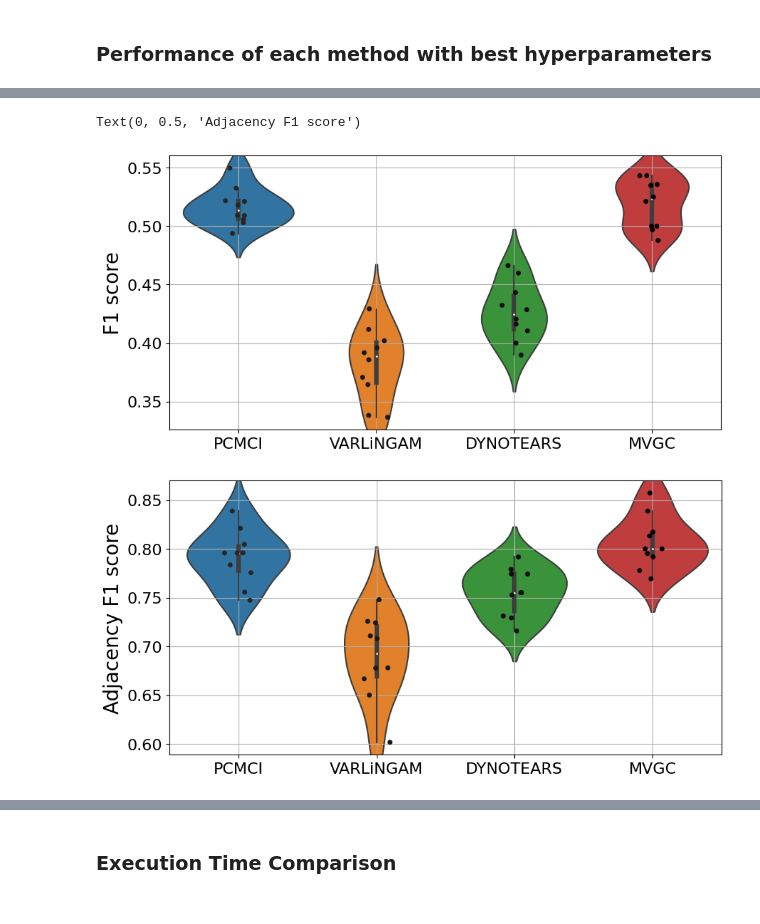
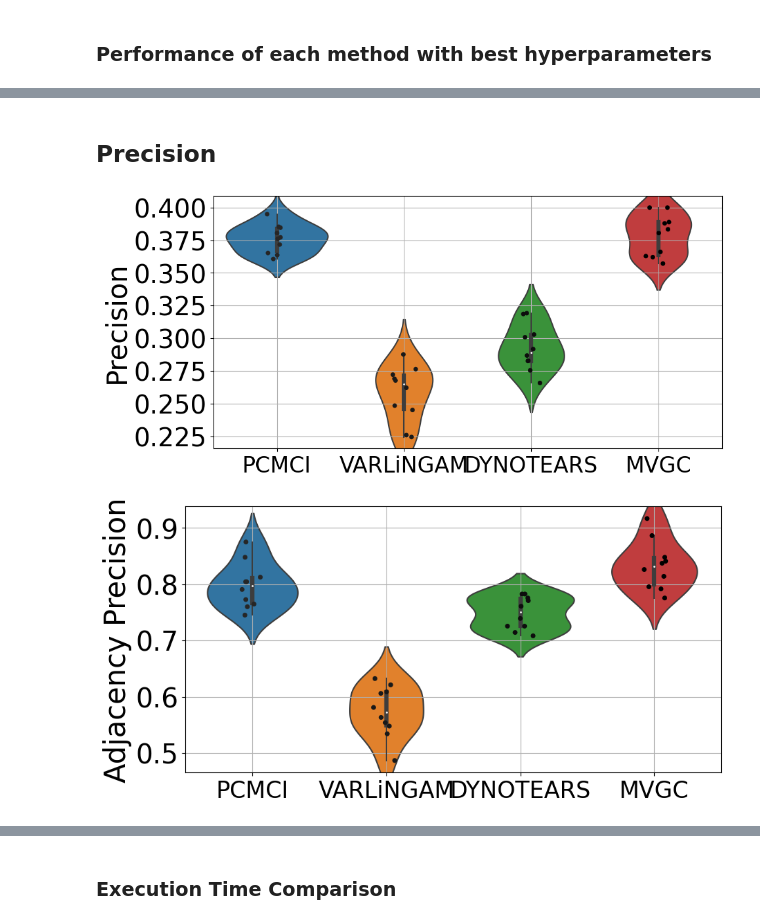
Before and after one commit to nozarilab/2023Arab_CaLLTiF, a Jupyter notebook: Simulated fMRI Causality/causality_methods_simulated_small_degree_macaque.ipynb, the cells around one changed output, grey strips where cells are left out. Cells and saved outputs as stored; diff of their text form; code cells hidden in the pictures.

```diff
--- a/Simulated fMRI Causality/causality_methods_simulated_small_degree_macaque.ipynb
+++ b/Simulated fMRI Causality/causality_methods_simulated_small_degree_macaque.ipynb
@@ -1317,39 +1565,42 @@ Text(0, 0.5, 'Adjacency F1 score')
+# %% [markdown]
+## Precision
 # %%
 labels = ['PCMCI', 'VARLiNGAM','DYNOTEARS','MVGC']
 
 ## Adjacency
 
-adj_all_methods_F1_score_dist  = []
-adj_all_methods_F1_score_dist. append(np.array(pcmci_adj_F1_scores_at_best))
-adj_all_methods_F1_score_dist. append(np.array(varlingam_adj_F1_scores_at_best))
-adj_all_methods_F1_score_dist. append(np.array(dynotears_adj_F1_scores_at_best))
-adj_all_methods_F1_score_dist. append(np.array(mvgc_adj_F1_scores_at_best))
+adj_all_methods_Precision_dist  = []
+adj_all_methods_Precision_dist. append(np.array(pcmci_adj_Precision_at_best))
+adj_all_methods_Precision_dist. append(np.array(varlingam_adj_Precision_at_best))
+adj_all_methods_Precision_dist. append(np.array(dynotears_adj_Precision_at_best))
+adj_all_methods_Precision_dist. append(np.array(mvgc_adj_Precision_at_best))
+# adj_all_methods_Precision_dist. append(np.array(calltif_adj_Precision_at_best))
 
-ori_all_methods_F1_score_dist  = []
-ori_all_methods_F1_score_dist. append(np.array(pcmci_ori_F1_scores_at_best))
-ori_all_methods_F1_score_dist. append(np.array(varlingam_ori_F1_scores_at_best))
-ori_all_methods_F1_score_dist. append(np.array(dynotears_ori_F1_scores_at_best))
-ori_all_methods_F1_score_dist. append(np.array(mvgc_ori_F1_scores_at_best))
+ori_all_methods_Precision_dist  = []
+ori_all_methods_Precision_dist. append(np.array(pcmci_ori_Precision_at_best))
+ori_all_methods_Precision_dist. append(np.array(varlingam_ori_Precision_at_best))
+ori_all_methods_Precision_dist. append(np.array(dynotears_ori_Precision_at_best))
+ori_all_methods_Precision_dist. append(np.array(mvgc_ori_Precision_at_best))
+# ori_all_methods_Precision_dist. append(np.array(calltif_ori_Precision_at_best))
 
 
 plt.figure(figsize = (10,5))
 ax = plt.subplot()
-parts = sns.violinplot(ori_all_methods_F1_score_dist)
-sns.stripplot(ori_all_methods_F1_score_dist, color="black")
+parts = sns.violinplot(ori_all_methods_Precision_dist)
+sns.stripplot(ori_all_methods_Precision_dist, color="black")
 ax.set_xticklabels(labels,fontsize = 16)
 plt.yticks(fontsize = 16)
 plt.grid()
-plt.ylabel('F1 score',fontsize = 20)
+plt.ylabel('Precision',fontsize = 20)
 
 plt.figure(figsize = (10,5))
 ax = plt.subplot()
-parts = sns.violinplot(adj_all_methods_F1_score_dist)
-sns.stripplot(adj_all_methods_F1_score_dist, color="black")
+parts = sns.violinplot(adj_all_methods_Precision_dist)
+sns.stripplot(adj_all_methods_Precision_dist, color="black")
 ax.set_xticklabels(labels,fontsize = 16)
 plt.yticks(fontsize = 16)
 plt.grid()
-plt.ylabel('Adjacency F1 score',fontsize = 20)
+plt.ylabel('Adjacency Precision',fontsize = 20)
 # %% [output]
-Text(0, 0.5, 'Adjacency F1 score')
-[figure, old version]
+[figure, new version]
-[figure, old version]
+[figure, new version]
```
Also changed, not shown: parts of 18 cells of this notebook, 12 other files.
